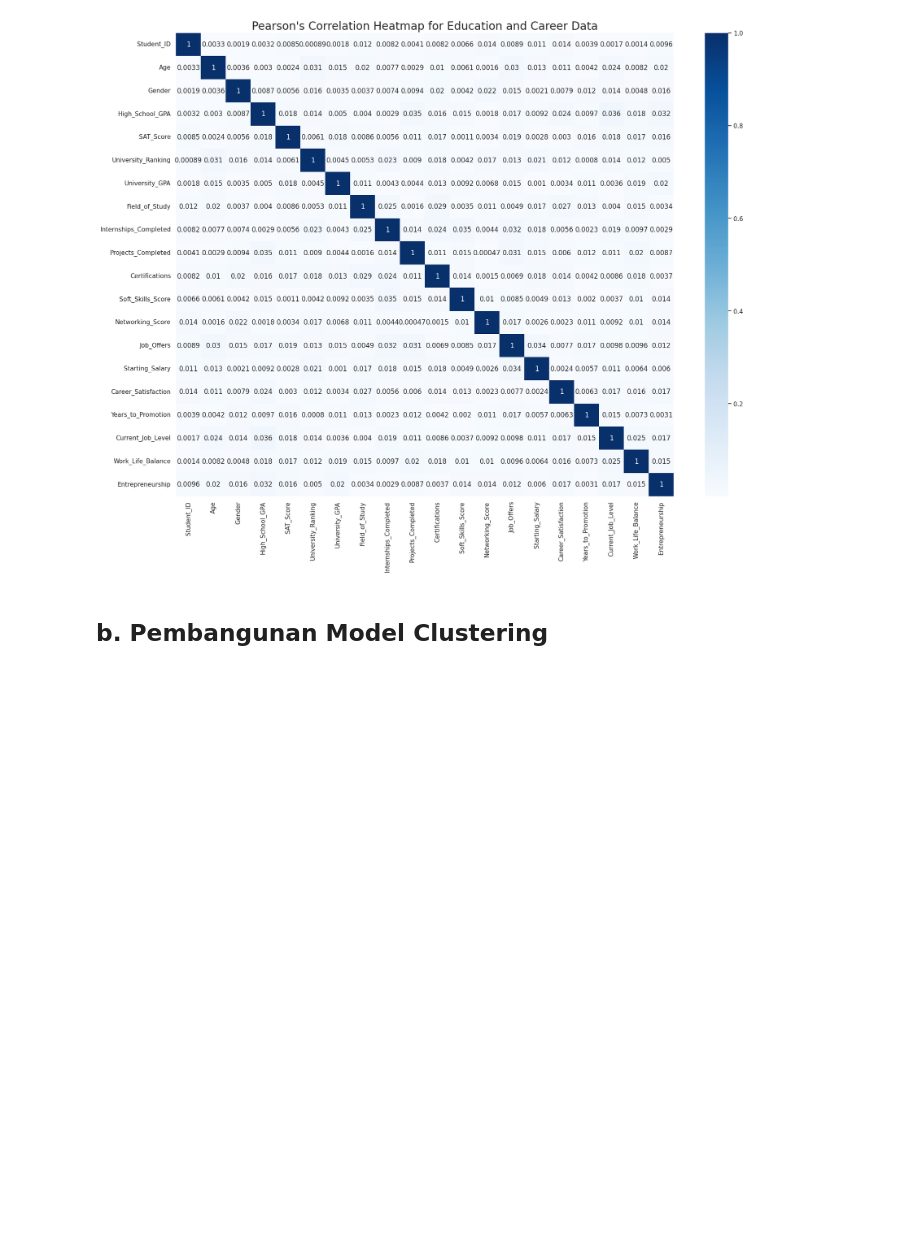
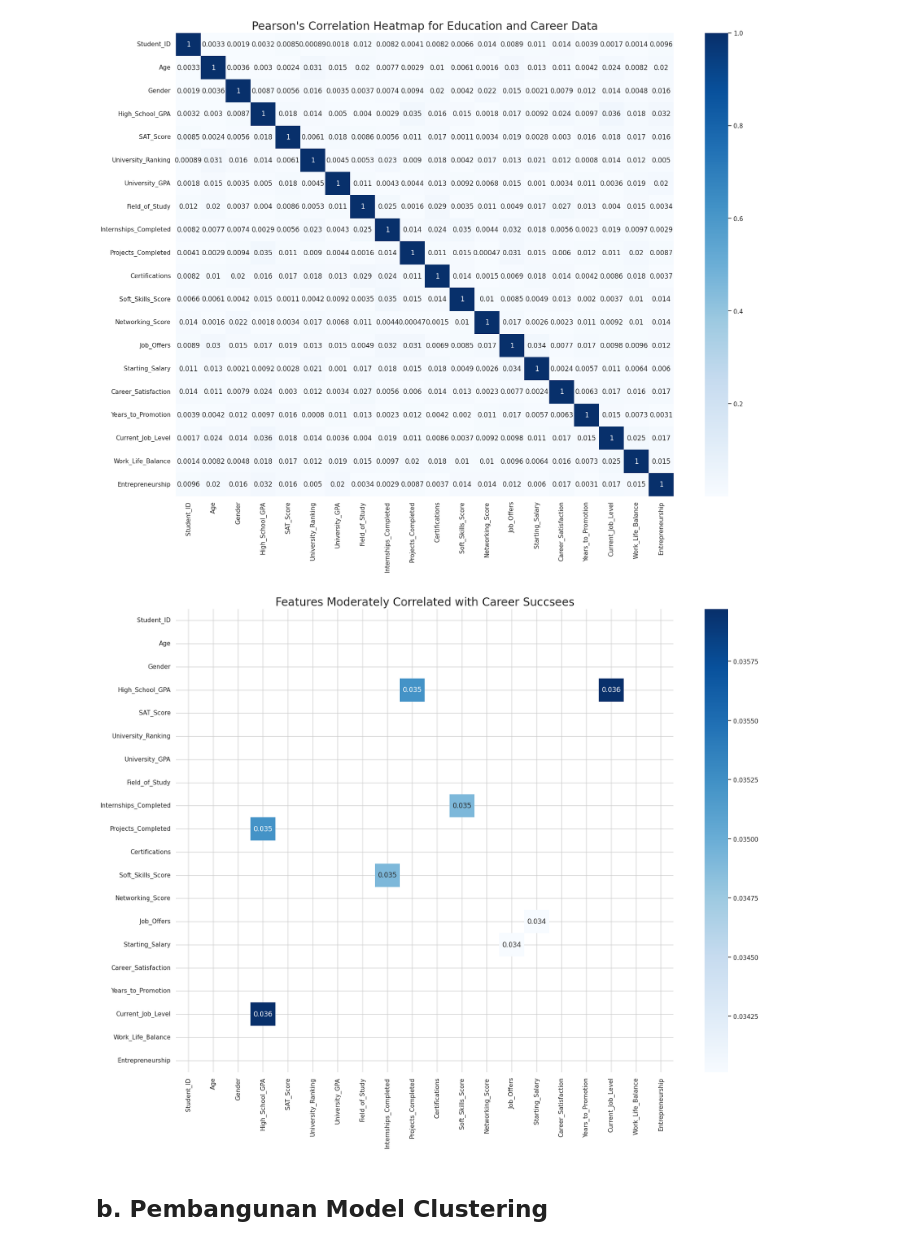
Before and after one commit to Nurwidi130603/Learn-ML-Education-Career-Succsees, a Jupyter notebook: [Clustering]_Submission_Akhir_BMLP_Nurwidi Bagus Amiryunanto_(Updated).ipynb, the cells around one changed output. Cells and saved outputs as stored; diff of their text form; code cells hidden in the pictures; blank space fills up the shorter version.

```diff
--- a/[Clustering]_Submission_Akhir_BMLP_Nurwidi Bagus Amiryunanto_(Updated).ipynb
+++ b/[Clustering]_Submission_Akhir_BMLP_Nurwidi Bagus Amiryunanto_(Updated).ipynb
@@ -229,13 +229,15 @@ plt.show() # Menampilkan plot heatmap.
 # %%
 # Create a heatmap of the correlation matrix
 plt.figure(figsize=(20, 15)) # Membuat objek plot dengan ukuran (12, 8) untuk menampung heatmap.
-sns.heatmap(corr_mat[(corr_mat > 0.001) & (corr_mat < 1)], annot=True, cmap='Blues')
+sns.heatmap(corr_mat[(corr_mat > 0.032) & (corr_mat < 1)], annot=True, cmap='Blues')
 # Membuat heatmap menggunakan seaborn. Argumen pertama adalah subset dari matriks korelasi "corr_mat" yang memenuhi kondisi (corr_mat > 0.3) & (corr_mat < 1).
 # Kondisi tersebut digunakan untuk memfilter hanya korelasi yang memiliki nilai di antara 0.3 dan 1 yang akan ditampilkan dalam heatmap.
 # Argumen "annot=True" digunakan untuk menampilkan angka korelasi di dalam setiap sel heatmap.
 # Argumen "cmap='Blues'" digunakan untuk mengatur skema warna heatmap.
-plt.title('Features Moderately Correlated with Career Succsees', size=16) # Menambahkan judul pada heatmap.
+plt.title('Features Moderately Correlated with Career Succsees', size=20) # Menambahkan judul pada heatmap.
 plt.show() # Menampilkan plot heatmap.
+# %% [output]
+[figure, added]
 # %% [markdown]
 ## **b. Pembangunan Model Clustering**
 # %% [markdown]
```
